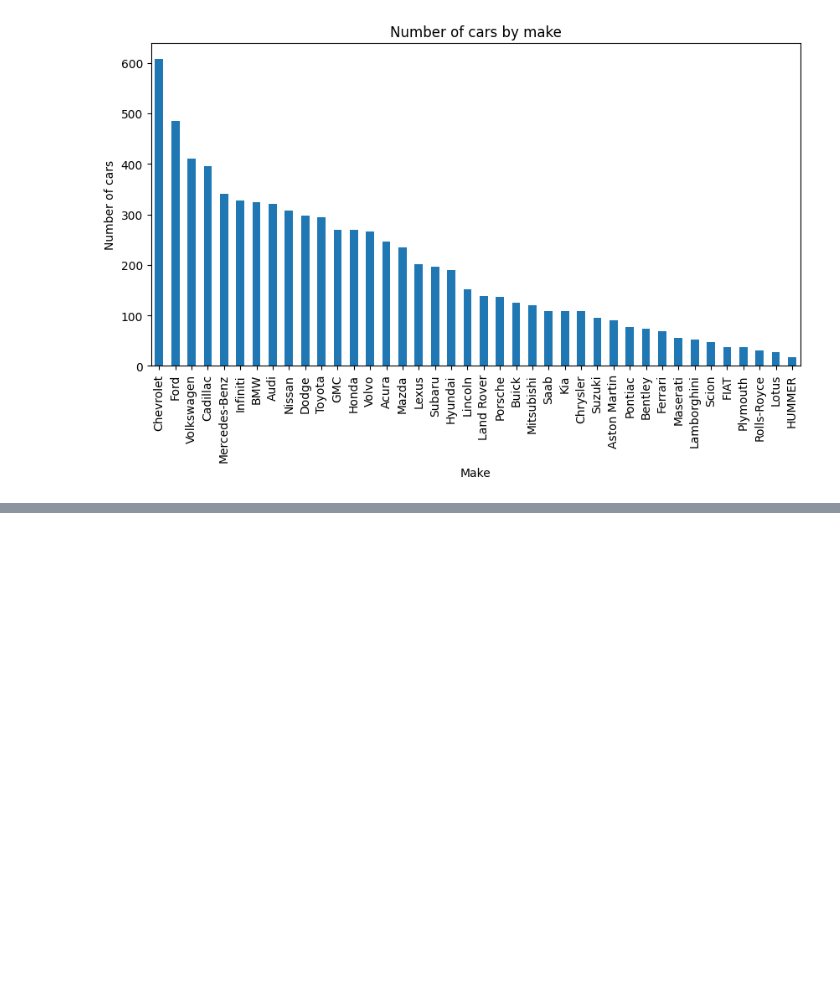
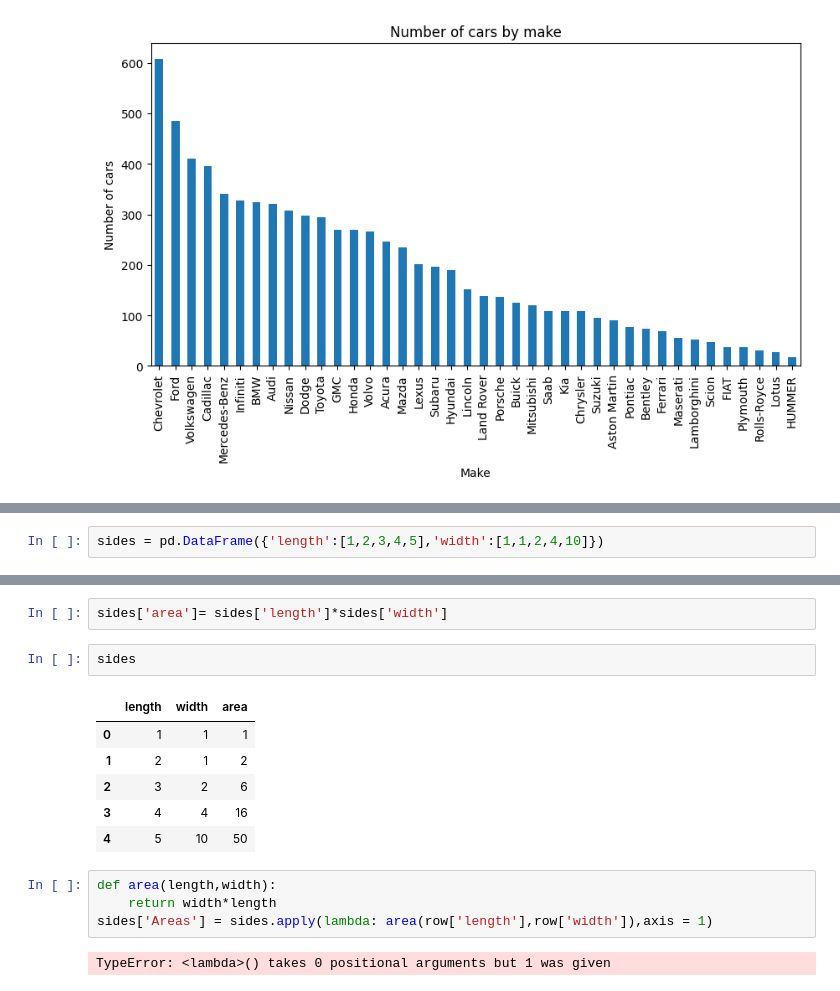
Before and after one commit to ESET0122/basic, a Jupyter notebook: Basics of Python/Practice/Exploratory Data Analysis/eda copy.ipynb, the cells around one changed output, grey strips where cells are left out. Saved outputs shown, nothing was run; the diff lists cells and outputs as text; blank space fills up the shorter version.

```diff
--- a/Basics of Python/Practice/Exploratory Data Analysis/eda copy.ipynb
+++ b/Basics of Python/Practice/Exploratory Data Analysis/eda copy.ipynb
@@ -170,0 +173,2 @@ Text(0.5, 0, 'Make')
+# %%
+sides = pd.DataFrame({'length':[1,2,3,4,5],'width':[1,1,2,4,10]})
@@ -170,0 +184,17 @@ Text(0.5, 0, 'Make')
+# %%
+sides['area']= sides['length']*sides['width']
+# %%
+sides
+# %% [output]
+|  | length | width | area |
+| 0 | 1 | 1 | 1 |
+| 1 | 2 | 1 | 2 |
+| 2 | 3 | 2 | 6 |
+| 3 | 4 | 4 | 16 |
+| 4 | 5 | 10 | 50 |
+# %%
+def area(length,width):
+    return width*length
+sides['Areas'] = sides.apply(lambda: area(row['length'],row['width']),axis = 1)
+# %% [output]
+TypeError: <lambda>() takes 0 positional arguments but 1 was given
```
Also changed, not shown: parts of 3 cells of this notebook, 7 other files.
